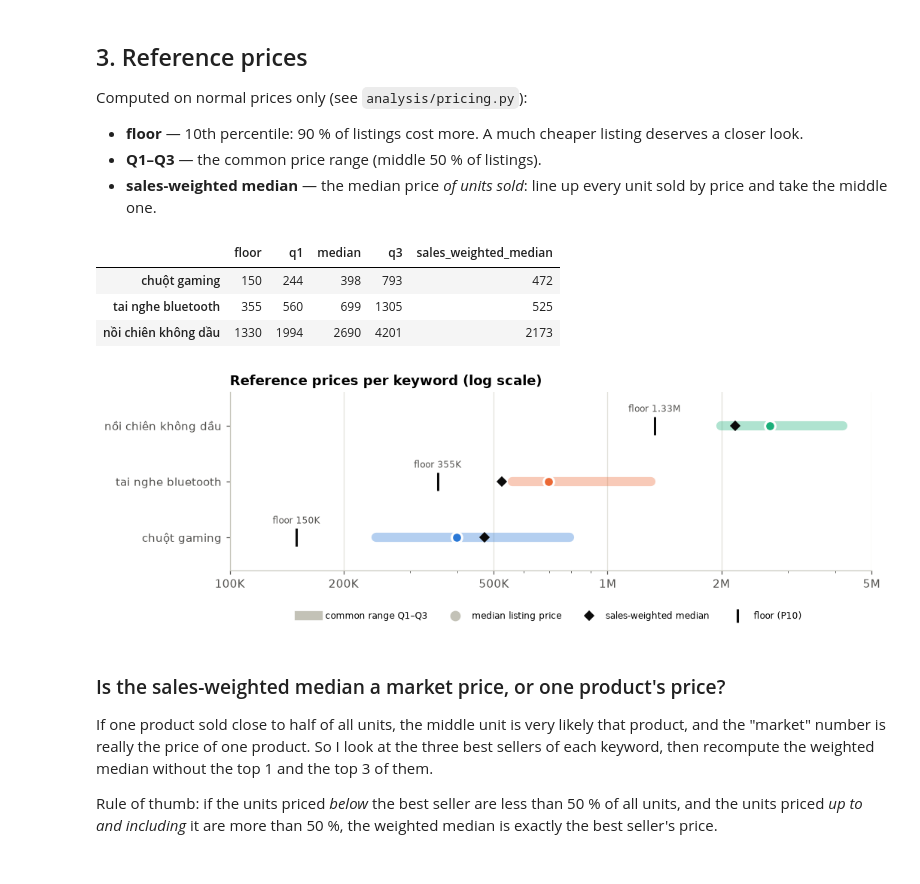
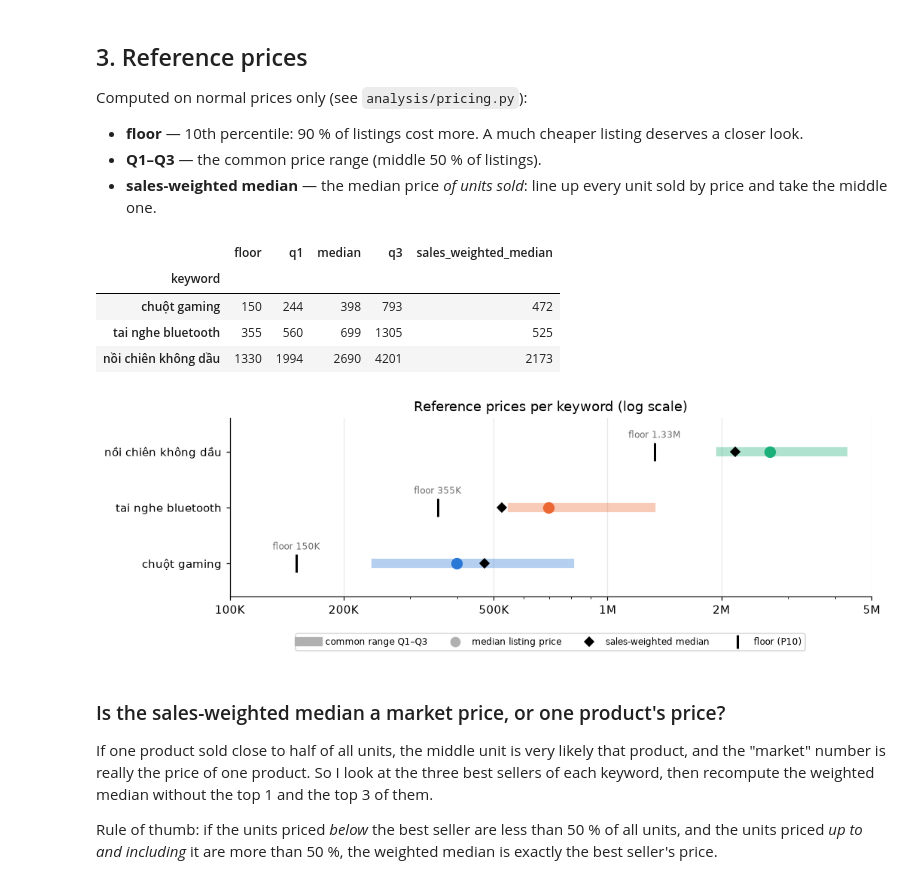
Before and after one commit to NamAnh-dev/Web-Crawler-for-E-commerce-Prices, a Jupyter notebook: notebooks/02_price_analysis.ipynb, the cells around one changed output. Saved outputs shown, nothing was run; the diff lists cells and outputs as text; code cells hidden in the pictures.

```diff
--- a/notebooks/02_price_analysis.ipynb
+++ b/notebooks/02_price_analysis.ipynb
@@ -57,7 +49,7 @@ for keyword, group in df.groupby("keyword", sort=False):
 df = pd.concat(frames, ignore_index=True)
 
 KEYWORDS = list(df["keyword"].unique())
-COLORS = dict(zip(KEYWORDS, [BLUE, ORANGE, AQUA]))
+COLORS = dict(zip(KEYWORDS, [BLUE, ORANGE, GREEN]))
 
 print(df.shape)
 print("Collected at:", df["crawled_at"].iloc[0])
@@ -106,9 +99,13 @@ Brand is empty for "OEM / No Brand" products, and rating is empty for products *
 
 A search for "chuột gaming" also returns mouse pads; "tai nghe bluetooth" returns several kinds of headphones. Mixing them would distort every price statistic, so each keyword is analysed on its **main category** (the most common one).
 # %%
-main_category = df.groupby("keyword")["category"].agg(lambda s: s.value_counts().idxmax())
-share = df.groupby("keyword")["category"].agg(lambda s: s.value_counts(normalize=True).iloc[0] * 100)
-pd.DataFrame({"main category": main_category, "share of results %": share.round(1)})
+rows = []
+for keyword, group in df.groupby("keyword", sort=False):
+    counts = group["category"].value_counts()  # biggest category first
+    rows.append({"keyword": keyword, "main category": counts.index[0],
+                 "share of results %": round(100 * counts.iloc[0] / len(group), 1)})
+main_categories = pd.DataFrame(rows).set_index("keyword")
+main_categories
 # %% [output]
 |  | main category | share of results % |
 | keyword |  |  |
@@ -118,5 +115,5 @@ pd.DataFrame({"main category": main_category, "share of results %": share.round(
 # %%
-main = df[df["category"] == df["keyword"].map(main_category)].copy()
+main = df[df["category"] == df["keyword"].map(main_categories["main category"])].copy()
 normal = main[main["price_flag"] == "normal"]
 main.groupby("keyword").size().to_frame("products in the main category")
 # %% [output]
@@ -186,41 +183,44 @@ Computed on normal prices only (see `analysis/pricing.py`):
 - **Q1–Q3** — the common price range (middle 50 % of listings).
 - **sales-weighted median** — the median price *of units sold*: line up every unit sold by price and take the middle one.
 # %%
-bands = pd.DataFrame({keyword: price_band(group) for keyword, group in main.groupby("keyword", sort=False)}).T
-bands = bands[["floor", "q1", "median", "q3", "sales_weighted_median"]]
+rows = []
+for keyword, group in main.groupby("keyword", sort=False):
+    rows.append({"keyword": keyword, **price_band(group)})
+bands = pd.DataFrame(rows).set_index("keyword")[["floor", "q1", "median", "q3", "sales_weighted_median"]]
 (bands / 1000).astype(int)  # in thousand VND
 # %% [output]
 |  | floor | q1 | median | q3 | sales_weighted_median |
+| keyword |  |  |  |  |  |
 | chuột gaming | 150 | 244 | 398 | 793 | 472 |
 | tai nghe bluetooth | 355 | 560 | 699 | 1305 | 525 |
 | nồi chiên không dầu | 1330 | 1994 | 2690 | 4201 | 2173 |
 # %%
 fig, ax = plt.subplots(figsize=(10, 2.8))
 for y, (keyword, band) in enumerate(bands.iterrows()):
     color = COLORS[keyword]
-    ax.plot([band["q1"], band["q3"]], [y, y], color=color, linewidth=8, solid_capstyle="round", alpha=0.35)
-    ax.plot(band["floor"], y, "|", color=INK, markersize=16, markeredgewidth=2)
-    ax.plot(band["median"], y, "o", color=color, markersize=9, markeredgecolor="white", markeredgewidth=2)
-    ax.plot(band["sales_weighted_median"], y, "D", color=INK, markersize=6)
+    ax.plot([band["q1"], band["q3"]], [y, y], color=color, linewidth=8, alpha=0.35)
+    ax.plot(band["floor"], y, "|", color="black", markersize=16, markeredgewidth=2)
+    ax.plot(band["median"], y, "o", color=color, markersize=9)
+    ax.plot(band["sales_weighted_median"], y, "D", color="black", markersize=6)
     ax.annotate(f"floor {vnd_short(band['floor'])}", (band["floor"], y), xytext=(0, 12),
-                textcoords="offset points", ha="center", fontsize=8, color=INK2)
+                textcoords="offset points", ha="center", fontsize=8, color="dimgray")
 ax.set_xscale("log")
 ax.set_xticks([100_000, 200_000, 500_000, 1_000_000, 2_000_000, 5_000_000])
 ax.xaxis.set_major_formatter(vnd_short)
-ax.xaxis.set_minor_formatter(FuncFormatter(lambda x, _: ""))
+ax.xaxis.set_minor_formatter(FuncFormatter(lambda x, _: ""))  # hide the extra log-scale labels
 ax.set_yticks(range(len(bands)), bands.index)
 ax.set_ylim(-0.6, len(bands) - 0.4)
 ax.grid(axis="y", visible=False)
 ax.set_title("Reference prices per keyword (log scale)")
-ax.legend(handles=[
+ax.legend(handles=[  # one legend entry per marker, drawn in neutral colours
     plt.Line2D([], [], color=GRAY, linewidth=8, label="common range Q1–Q3"),
     plt.Line2D([], [], marker="o", linestyle="", color=GRAY, markersize=8, label="median listing price"),
-    plt.Line2D([], [], marker="D", linestyle="", color=INK, markersize=6, label="sales-weighted median"),
-    plt.Line2D([], [], marker="|", linestyle="", color=INK, markersize=12, markeredgewidth=2, label="floor (P10)"),
+    plt.Line2D([], [], marker="D", linestyle="", color="black", markersize=6, label="sales-weighted median"),
+    plt.Line2D([], [], marker="|", linestyle="", color="black", markersize=12, markeredgewidth=2, label="floor (P10)"),
 ], loc="upper center", bbox_to_anchor=(0.5, -0.18), ncol=4, fontsize=8)
 fig.savefig(FIGURES / "reference_prices.png", dpi=150, bbox_inches="tight")
 # %% [output]
-[figure, old version]
+[figure, new version]
 # %% [markdown]
 ### Is the sales-weighted median a market price, or one product's price?
 
```
Also changed, not shown: parts of 11 cells of this notebook, 3 other files.
